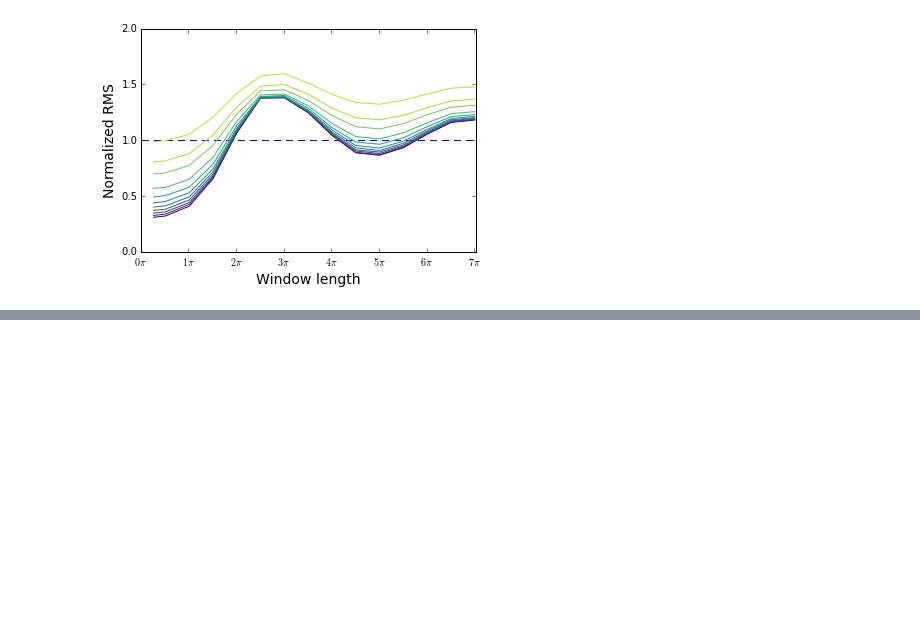
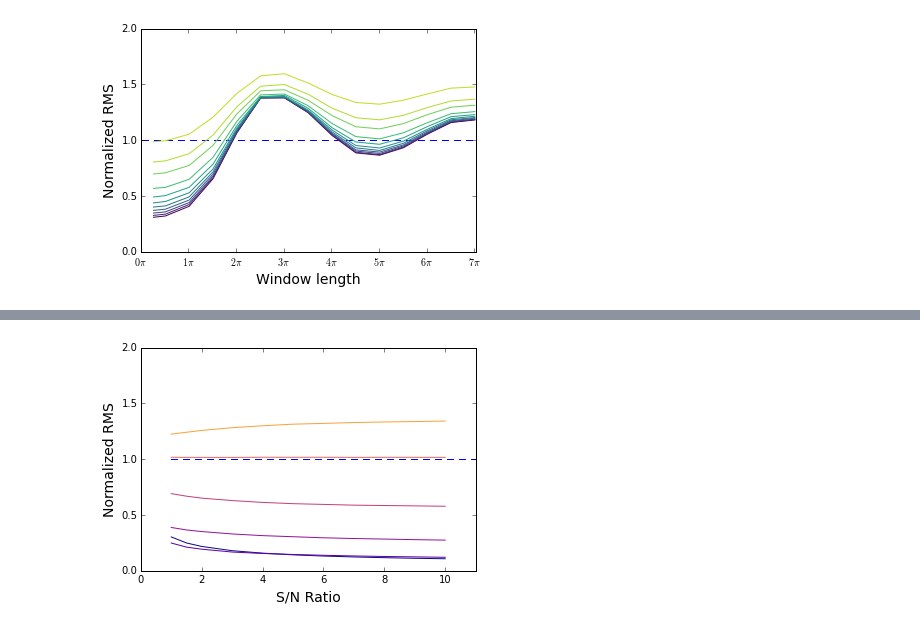
Before and after one commit to ktakagaki/kt-2015-DSPHandsOn, a Jupyter notebook: MedianFilter/Python/06. Behavior of the median filter with white noise/Behavior of the median filter with a noised sine wave.ipynb, the cells around one changed output, grey strips where cells are left out. Saved outputs shown, nothing was run; the diff lists cells and outputs as text; code cells hidden in the pictures; blank space fills up the shorter version.

```diff
--- a/MedianFilter/Python/06. Behavior of the median filter with white noise/Behavior of the median filter with a noised sine wave.ipynb
+++ b/MedianFilter/Python/06. Behavior of the median filter with white noise/Behavior of the median filter with a noised sine wave.ipynb
@@ -177,0 +236,17 @@ functions.medianSinPlotNoised(16, 33, 16*128, 640, -640)
+# %%
+valuesA = np.loadtxt("valuesA.txt")
+# %%
+fig = plt.figure()
+values3 = np.zeros((len(sn),len(wl)))
+for p in range(6):
+    ax = plt.subplot()
+    values3[::,p] = valuesA[::,p]/0.7069341
+    plt.axis([0, 11, 0, 2])
+    plt.ylabel('Normalized RMS', size = 14)
+    plt.xlabel('S/N Ratio', size = 14)
+    plt.hlines(1,1,101, color = 'b', linestyle = '--')
+    plt.plot(sn,values3[::,p], color=plasma_data[(p*40),:])
+
+plt.savefig('Behavior with given SN ratio and different wl3A.png',dpi=300)
+# %% [output]
+[figure, added]
```
Also changed, not shown: parts of 6 cells of this notebook.
